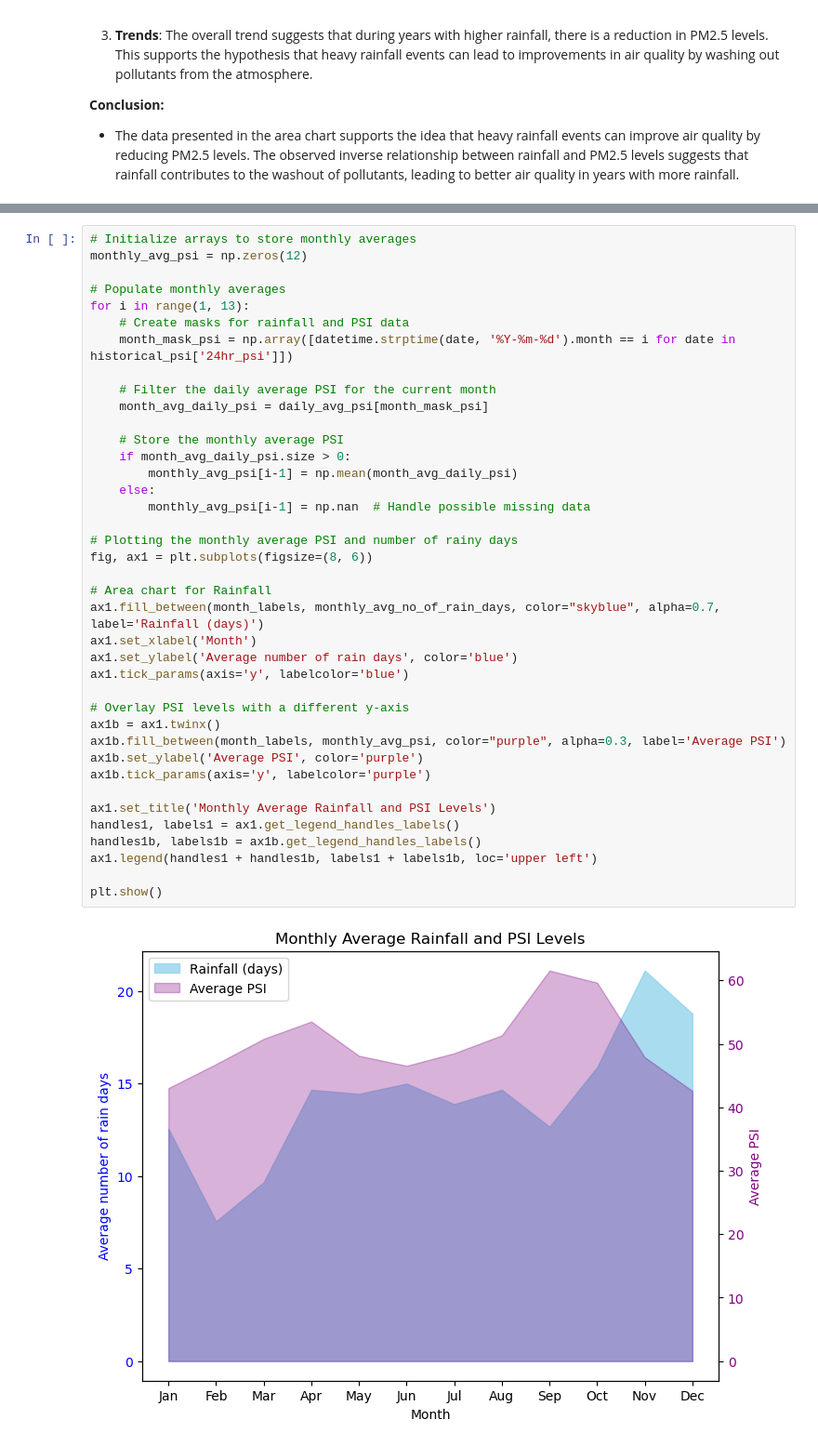
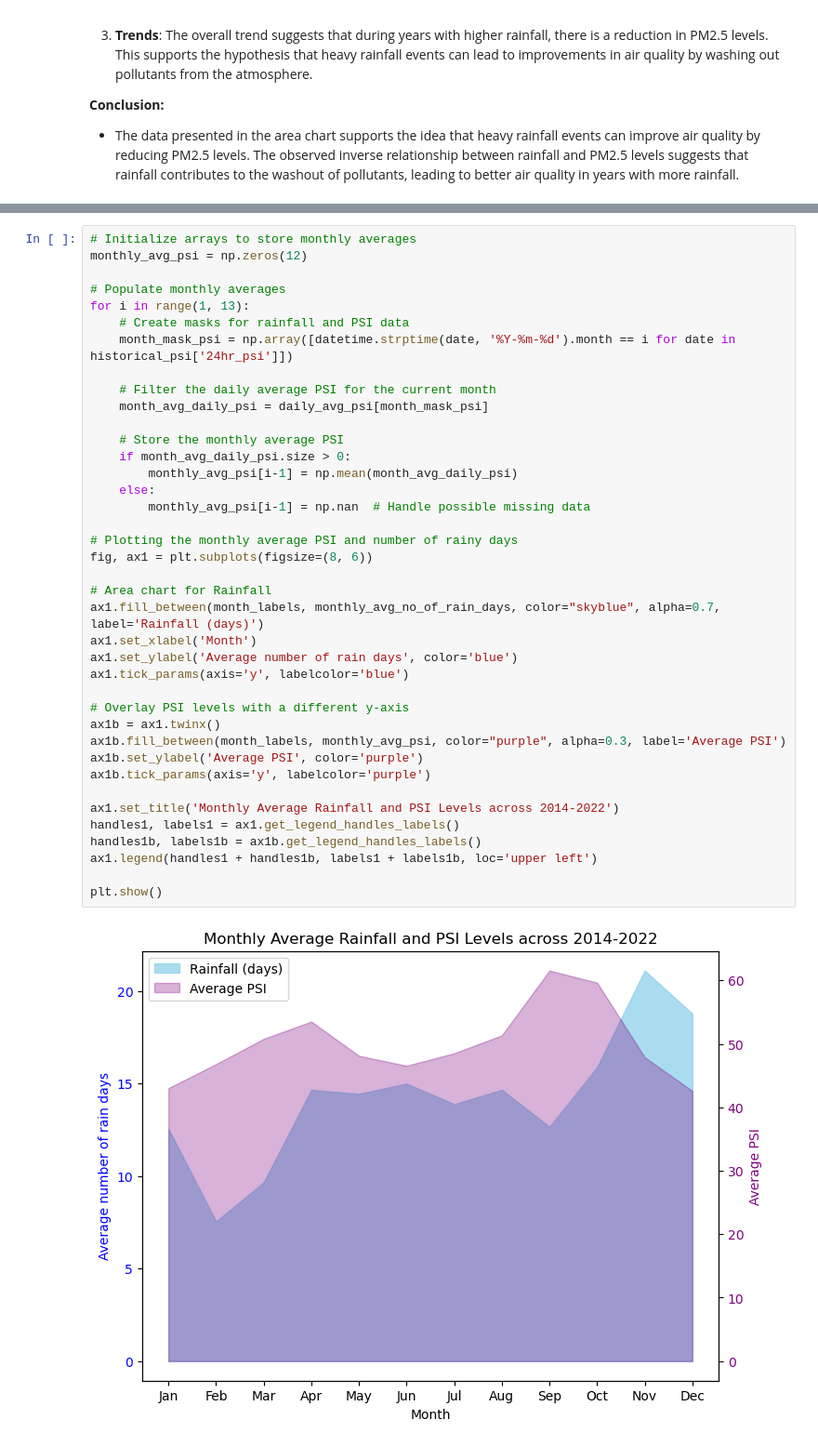
Before and after one commit to jianmin22/PDASCA1, a Jupyter notebook: ca1.ipynb, the cells around one changed output, grey strips where cells are left out. Shown at 93% size. Saved outputs shown, nothing was run; the diff lists cells and outputs as text.

```diff
--- a/ca1.ipynb
+++ b/ca1.ipynb
@@ -877,33 +876,33 @@ for i in range(1, 13):
     # Filter the daily average PSI for the current month
     month_avg_daily_psi = daily_avg_psi[month_mask_psi]
 
     # Store the monthly average PSI
     if month_avg_daily_psi.size > 0:
         monthly_avg_psi[i-1] = np.mean(month_avg_daily_psi)
     else:
         monthly_avg_psi[i-1] = np.nan  # Handle possible missing data
 
 # Plotting the monthly average PSI and number of rainy days
 fig, ax1 = plt.subplots(figsize=(8, 6))
 
 # Area chart for Rainfall
 ax1.fill_between(month_labels, monthly_avg_no_of_rain_days, color="skyblue", alpha=0.7, label='Rainfall (days)')
 ax1.set_xlabel('Month')
 ax1.set_ylabel('Average number of rain days', color='blue')
 ax1.tick_params(axis='y', labelcolor='blue')
 
 # Overlay PSI levels with a different y-axis
 ax1b = ax1.twinx()
 ax1b.fill_between(month_labels, monthly_avg_psi, color="purple", alpha=0.3, label='Average PSI')
 ax1b.set_ylabel('Average PSI', color='purple')
 ax1b.tick_params(axis='y', labelcolor='purple')
 
-ax1.set_title('Monthly Average Rainfall and PSI Levels')
+ax1.set_title('Monthly Average Rainfall and PSI Levels across 2014-2022')
 handles1, labels1 = ax1.get_legend_handles_labels()
 handles1b, labels1b = ax1b.get_legend_handles_labels()
 ax1.legend(handles1 + handles1b, labels1 + labels1b, loc='upper left')
 
 plt.show()
 # %% [output]
-[figure, old version]
+[figure, new version]
 # %% [markdown]
```
Also changed, not shown: parts of 17 cells of this notebook, 3 other files.
